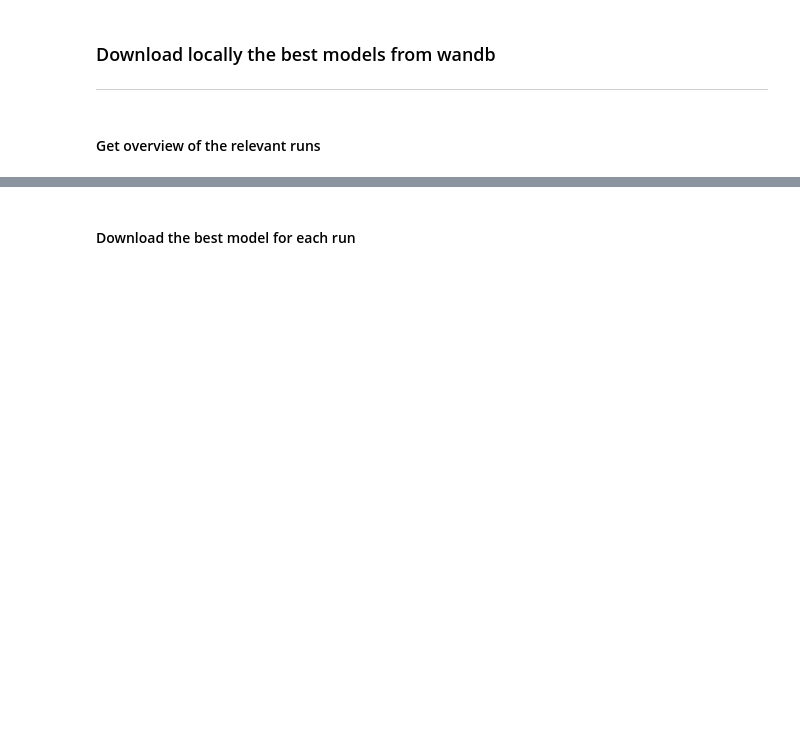
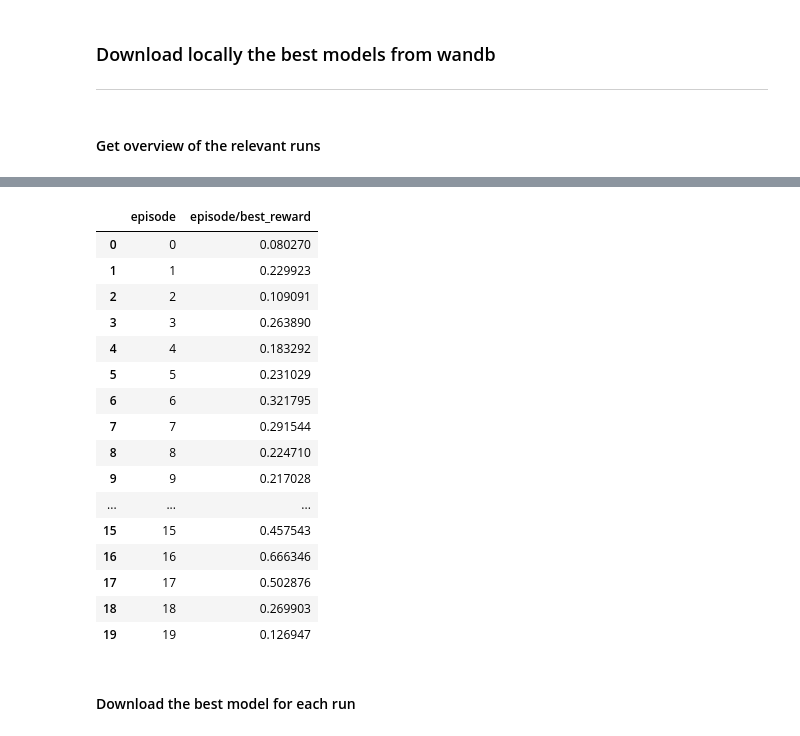
Before and after one commit to ludekcizinsky/rl-renaissance, a Jupyter notebook: notebooks/inference.ipynb, the cells around one changed output, grey strips where cells are left out. Cells and saved outputs as stored; diff of their text form; code cells hidden in the pictures; blank space fills up the shorter version.

```diff
--- a/notebooks/inference.ipynb
+++ b/notebooks/inference.ipynb
@@ -24,7 +24,7 @@ api = wandb.Api()
 
 runs = api.runs("ludekcizinsky/rl-renaissance")
 
-tagged_runs = [run for run in runs if "dev" in run.tags]
+tagged_runs = [run for run in runs if "debug" in run.tags]
 
 for run in tagged_runs:
     print(f"{run.id} | {run.name} | tags: {run.tags}")
@@ -30,0 +35,15 @@ for run in tagged_runs:
+# %%
+run = tagged_runs[2]
+
+df = run.history(keys=[
+    "ppo/raw_kl",
+    "ppo/clip_fraction",
+    "ppo/per_dim_ratio",
+    "ppo/entropy",
+    "ppo/min_std",
+    "ppo/max_std",
+    "ppo/policy_loss",
+    "ppo/value_loss",
+], x_axis="global_step", pandas=True, samples=2000)
+
+df.to_csv(f"{run.name}_ppo_diagnostics.csv", index=False)
@@ -31,3 +66,28 @@ for run in tagged_runs:
+# %%
+df3 = run.history(keys=[
+    "episode/best_reward",
+], x_axis="episode", pandas=True, samples=100)
+df3.to_csv(f"{run.name}_episode_metrics.csv", index=False)
+# %%
+df3.head(20)
+# %% [output]
+|  | episode | episode/best_reward |
+| 0 | 0 | 0.080270 |
+| 1 | 1 | 0.229923 |
+| 2 | 2 | 0.109091 |
+| 3 | 3 | 0.263890 |
+| 4 | 4 | 0.183292 |
+| 5 | 5 | 0.231029 |
+| 6 | 6 | 0.321795 |
+| 7 | 7 | 0.291544 |
+| 8 | 8 | 0.224710 |
+| 9 | 9 | 0.217028 |
+| ... | ... | ... |
+| 15 | 15 | 0.457543 |
+| 16 | 16 | 0.666346 |
+| 17 | 17 | 0.502876 |
+| 18 | 18 | 0.269903 |
+| 19 | 19 | 0.126947 |
 # %% [markdown]
 #### Download the best model for each run
 # %%
```
Also changed, not shown: parts of 3 cells of this notebook, 3 other files.
